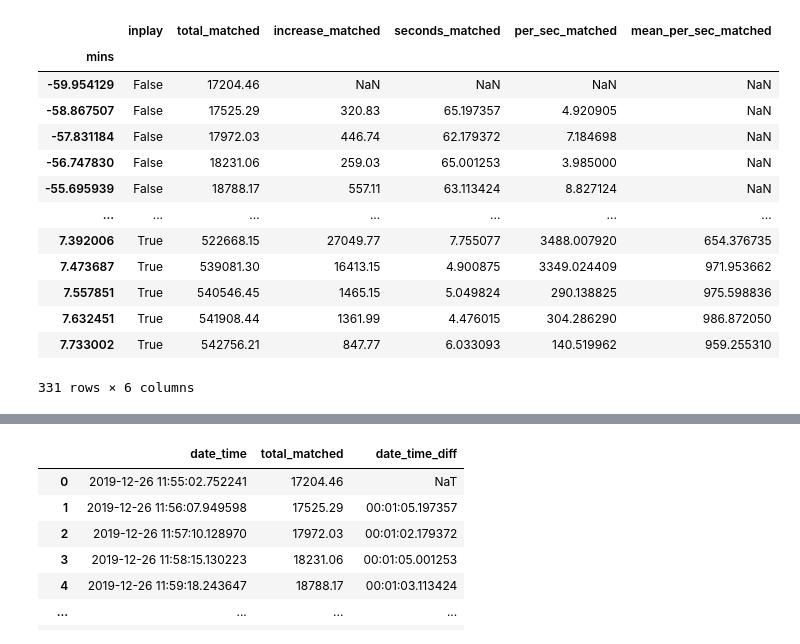
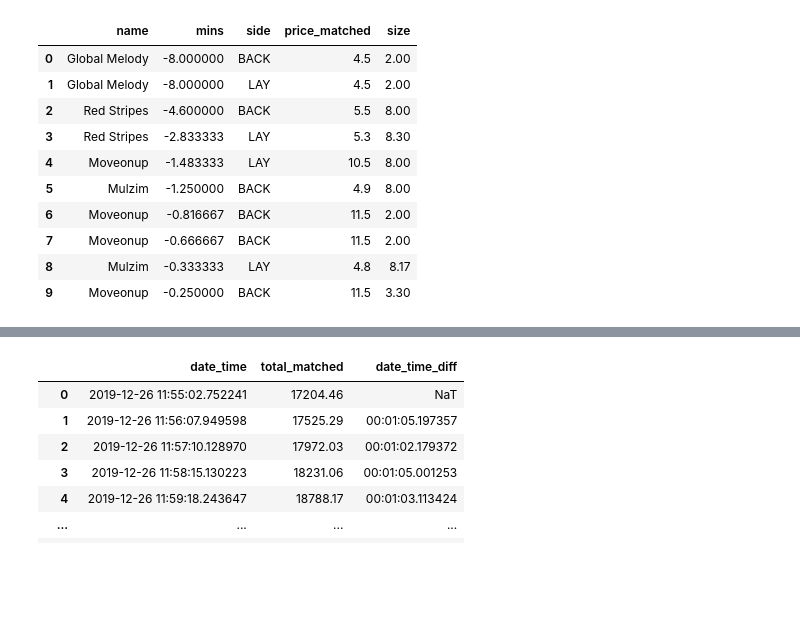
Before and after one commit to GrahamJC/BetfairLogger, a Jupyter notebook: Matplotlib.ipynb, the cells around one changed output, grey strips where cells are left out. Cells and saved outputs as stored; diff of their text form; code cells hidden in the pictures; blank space fills up the shorter version.

Commit message:
Add market orders and re-arrange plots

```diff
--- a/Matplotlib.ipynb
+++ b/Matplotlib.ipynb
@@ -8,40 +8,33 @@ import sqlalchemy as sa
 # %%
 SQLALCHEMY_URL = 'postgresql://postgres:barnum@qnap:32768/betfairlogger'
 
 db_engine = sa.create_engine(SQLALCHEMY_URL)
 
-market_id = 463
+market_id = 1379
 
 query = (
-    'select extract(epoch from mb.date_time - m.start_time)/60 mins, mb.inplay, mb.total_matched'
-    ' from market_book mb'
-    '   join market m on m.id = mb.market_id'
-    f" where mb.market_id = {market_id}"
-    ' and mb.status = \'OPEN\''
-    ' order by mb.date_time'
+    'select r.name, extract(epoch from mro.matched_date - m.start_time)/60 mins, side, price_matched, size'
+    ' from market m'
+    '   join market_runner_order mro on mro.market_id = m.id'
+    '   join market_runner mr on mr.id = mro.market_runner_id'
+    '   join runner r on r.id = mr.runner_id'
+    f" where m.id = {market_id}"
+    ' order by mro.placed_date'
 )
-
-volume = pd.read_sql(query, db_engine, index_col = ['mins'])
-volume['increase_matched'] = volume['total_matched'].diff()
-volume['seconds_matched'] = volume.index.to_series().diff() * 60
-volume['per_sec_matched'] = volume['increase_matched'] / volume['seconds_matched']
-volume['mean_per_sec_matched'] = volume['per_sec_matched'].rolling(window = 10).mean()
-volume
+data = pd.read_sql(query, db_engine)
+data
 # %% [output]
-|  | inplay | total_matched | increase_matched | seconds_matched | per_sec_matched | mean_per_sec_matched |
-| mins |  |  |  |  |  |  |
-| -59.954129 | False | 17204.46 | NaN | NaN | NaN | NaN |
-| -58.867507 | False | 17525.29 | 320.83 | 65.197357 | 4.920905 | NaN |
-| -57.831184 | False | 17972.03 | 446.74 | 62.179372 | 7.184698 | NaN |
-| -56.747830 | False | 18231.06 | 259.03 | 65.001253 | 3.985000 | NaN |
-| -55.695939 | False | 18788.17 | 557.11 | 63.113424 | 8.827124 | NaN |
-| ... | ... | ... | ... | ... | ... | ... |
-| 7.392006 | True | 522668.15 | 27049.77 | 7.755077 | 3488.007920 | 654.376735 |
-| 7.473687 | True | 539081.30 | 16413.15 | 4.900875 | 3349.024409 | 971.953662 |
-| 7.557851 | True | 540546.45 | 1465.15 | 5.049824 | 290.138825 | 975.598836 |
-| 7.632451 | True | 541908.44 | 1361.99 | 4.476015 | 304.286290 | 986.872050 |
-| 7.733002 | True | 542756.21 | 847.77 | 6.033093 | 140.519962 | 959.255310 |
+|  | name | mins | side | price_matched | size |
+| 0 | Global Melody | -8.000000 | BACK | 4.5 | 2.00 |
+| 1 | Global Melody | -8.000000 | LAY | 4.5 | 2.00 |
+| 2 | Red Stripes | -4.600000 | BACK | 5.5 | 8.00 |
+| 3 | Red Stripes | -2.833333 | LAY | 5.3 | 8.30 |
+| 4 | Moveonup | -1.483333 | LAY | 10.5 | 8.00 |
+| 5 | Mulzim | -1.250000 | BACK | 4.9 | 8.00 |
+| 6 | Moveonup | -0.816667 | BACK | 11.5 | 2.00 |
+| 7 | Moveonup | -0.666667 | BACK | 11.5 | 2.00 |
+| 8 | Mulzim | -0.333333 | LAY | 4.8 | 8.17 |
+| 9 | Moveonup | -0.250000 | BACK | 11.5 | 3.30 |
-331 rows × 6 columns
 # %%
 volume['mean_per_sec_matched'].plot()
 # %% [output]
```
Also changed, not shown: 13 other files.
